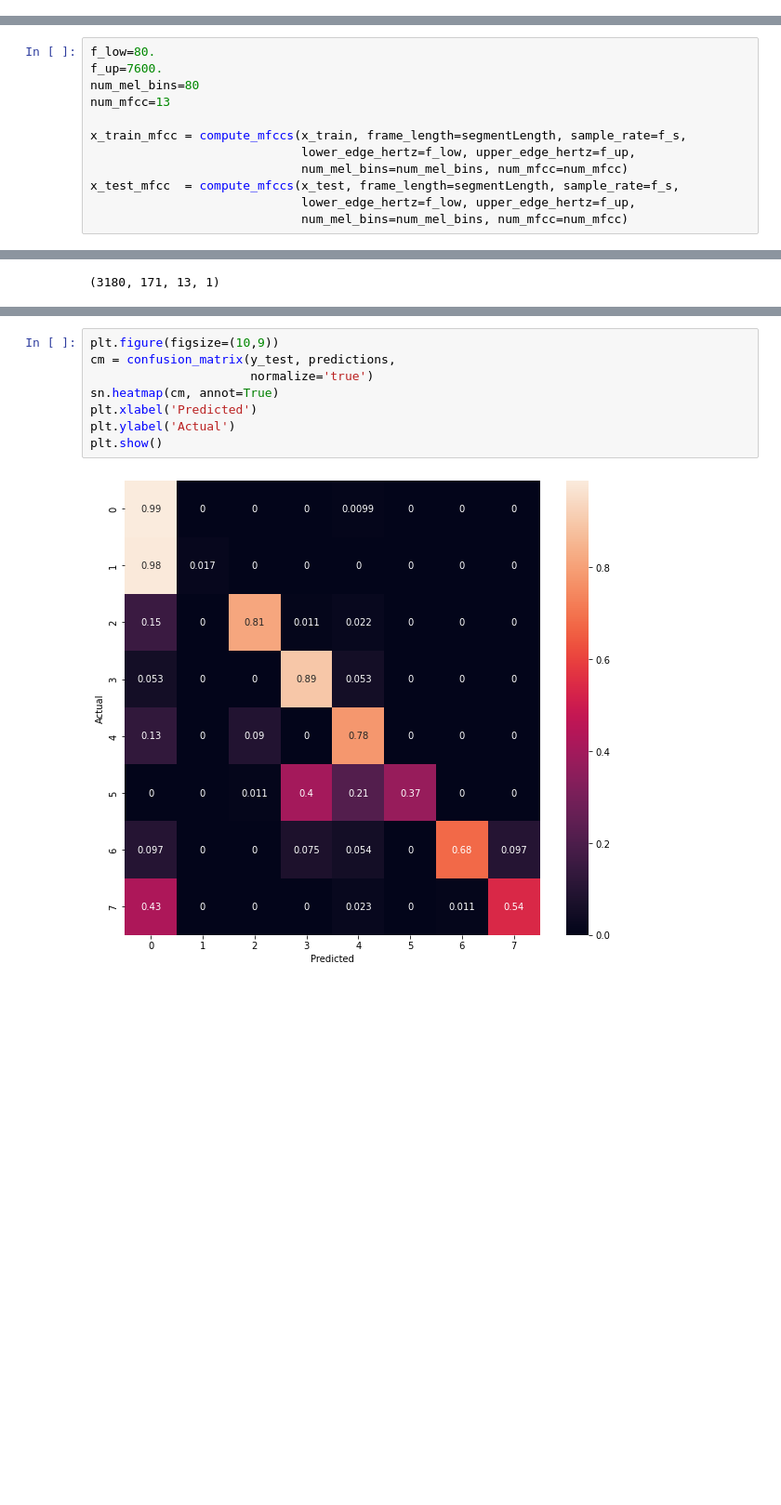
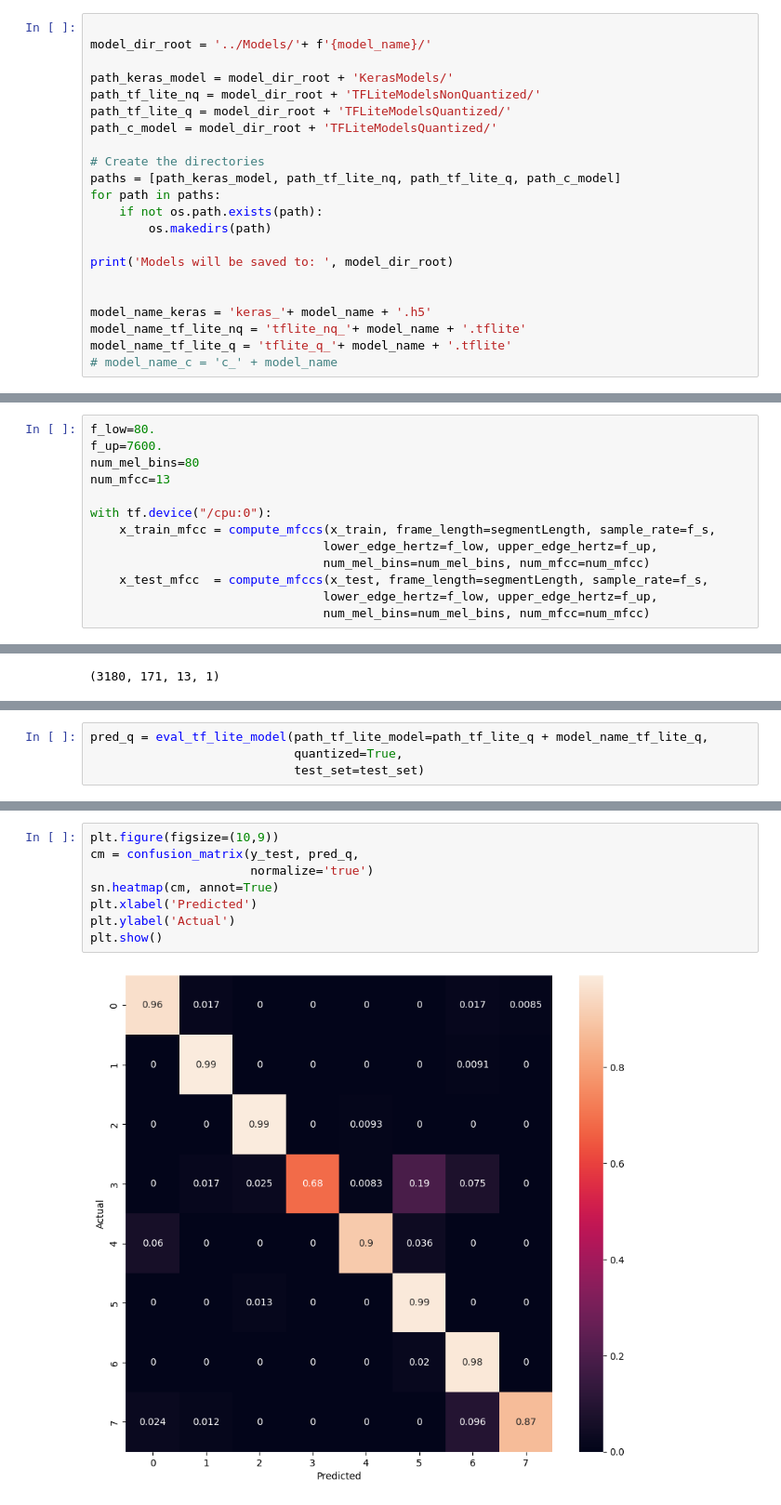
Before and after one commit to kerem-cekmeceli/ML_MCU, a Jupyter notebook: main_kerem.ipynb, the cells around one changed output, grey strips where cells are left out. Shown at 93% size. Cells and saved outputs as stored; diff of their text form; blank space fills up the shorter version.

```diff
--- a/main_kerem.ipynb
+++ b/main_kerem.ipynb
@@ -37,0 +30,22 @@ Number of speakers :  8
+# %%
+
+model_dir_root = '../Models/'+ f'{model_name}/'
+
+path_keras_model = model_dir_root + 'KerasModels/'
+path_tf_lite_nq = model_dir_root + 'TFLiteModelsNonQuantized/'
+path_tf_lite_q = model_dir_root + 'TFLiteModelsQuantized/'
+path_c_model = model_dir_root + 'TFLiteModelsQuantized/'
+
+# Create the directories
+paths = [path_keras_model, path_tf_lite_nq, path_tf_lite_q, path_c_model]
+for path in paths:
+    if not os.path.exists(path):
+        os.makedirs(path)
+
+print('Models will be saved to: ', model_dir_root)
+
+
+model_name_keras = 'keras_'+ model_name + '.h5'
+model_name_tf_lite_nq = 'tflite_nq_'+ model_name + '.tflite'
+model_name_tf_lite_q = 'tflite_q_'+ model_name + '.tflite'
+# model_name_c = 'c_' + model_name
@@ -66,12 +82,13 @@ f_up=7600.
 num_mel_bins=80
 num_mfcc=13
 
-x_train_mfcc = compute_mfccs(x_train, frame_length=segmentLength, sample_rate=f_s,
-                             lower_edge_hertz=f_low, upper_edge_hertz=f_up,
-                             num_mel_bins=num_mel_bins, num_mfcc=num_mfcc)
-x_test_mfcc  = compute_mfccs(x_test, frame_length=segmentLength, sample_rate=f_s,
-                             lower_edge_hertz=f_low, upper_edge_hertz=f_up,
-                             num_mel_bins=num_mel_bins, num_mfcc=num_mfcc)
+with tf.device("/cpu:0"):
+    x_train_mfcc = compute_mfccs(x_train, frame_length=segmentLength, sample_rate=f_s,
+                                lower_edge_hertz=f_low, upper_edge_hertz=f_up,
+                                num_mel_bins=num_mel_bins, num_mfcc=num_mfcc)
+    x_test_mfcc  = compute_mfccs(x_test, frame_length=segmentLength, sample_rate=f_s,
+                                lower_edge_hertz=f_low, upper_edge_hertz=f_up,
+                                num_mel_bins=num_mel_bins, num_mfcc=num_mfcc)
 # %% [markdown]
 # Model:
 # %%
@@ -297,0 +285,4 @@ for i in range(len(test_set)):
+# %%
+pred_q = eval_tf_lite_model(path_tf_lite_model=path_tf_lite_q + model_name_tf_lite_q,
+                            quantized=True,
+                            test_set=test_set)
@@ -309,10 +302,10 @@ We have a change of -25.157230042811463%
 # %%
 plt.figure(figsize=(10,9))
-cm = confusion_matrix(y_test, predictions,
+cm = confusion_matrix(y_test, pred_q,
                       normalize='true')
 sn.heatmap(cm, annot=True)
 plt.xlabel('Predicted')
 plt.ylabel('Actual')
 plt.show()
 # %% [output]
-[figure, old version]
+[figure, new version]
```
Also changed, not shown: parts of 30 cells of this notebook, 10 other files.
